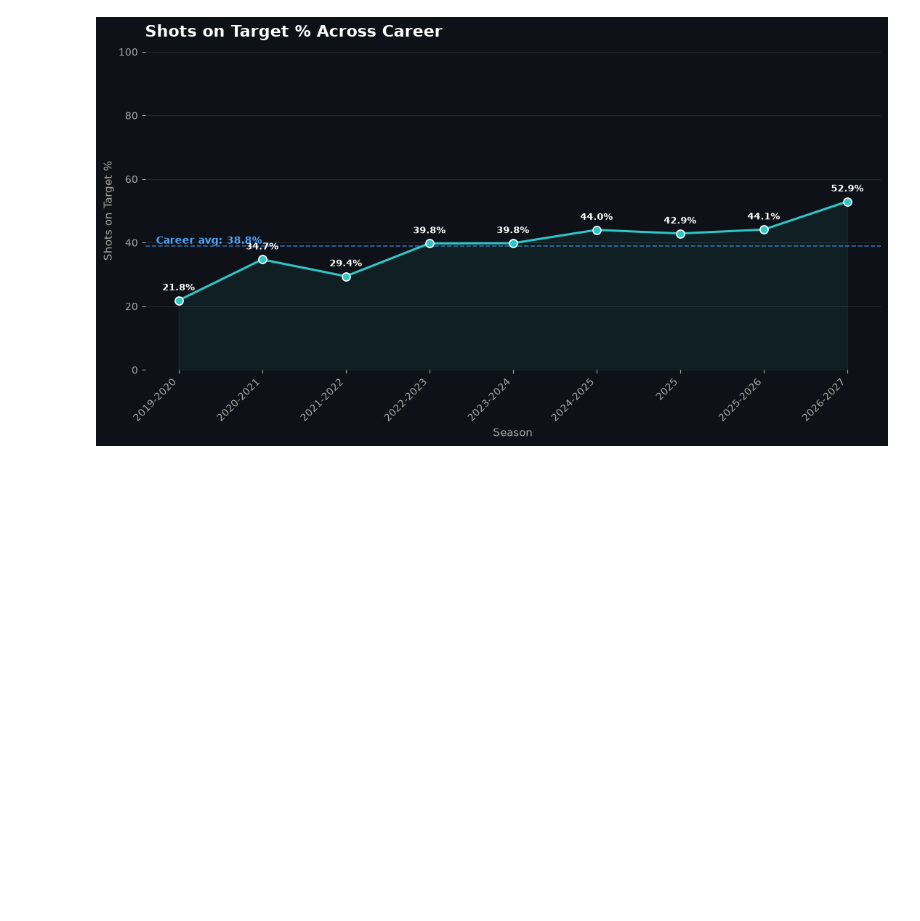
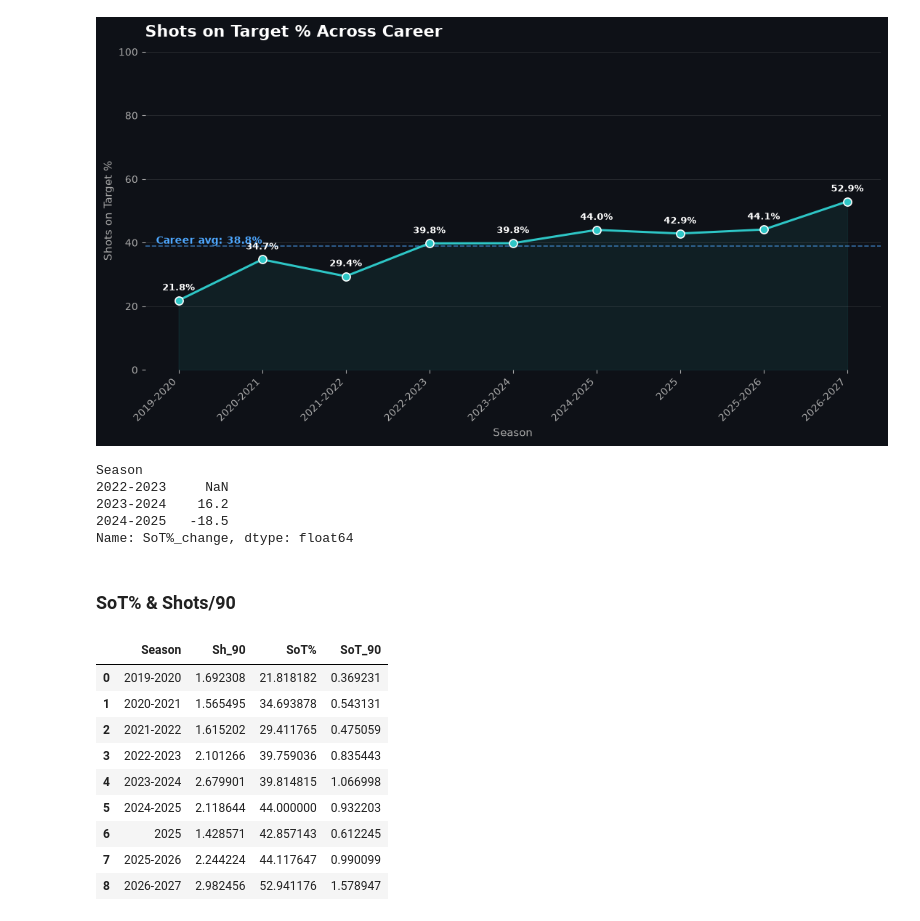
Before and after one commit to SalmaAllam8/football-data-visualization, a Jupyter notebook: Jude_Bellingham.ipynb, the cells around one changed output. Saved outputs shown, nothing was run; the diff lists cells and outputs as text; code cells hidden in the pictures; blank space fills up the shorter version.

```diff
--- a/Jude_Bellingham.ipynb
+++ b/Jude_Bellingham.ipynb
@@ -1582,0 +1585,46 @@ plt.show()
+# %%
+comparison["SoT%_change"]
+# %% [output]
+Season
+2022-2023     NaN
+2023-2024    16.2
+2024-2025   -18.5
+Name: SoT%_change, dtype: float64
+# %% [markdown]
+###  SoT% & Shots/90
+# %%
+sot_vs_volume = (
+    shooting_club_standard_stats
+    .groupby("Season", as_index=False)
+    .agg(
+        Sh=("Sh", "sum"),
+        SoT=("SoT", "sum"),
+        Nineties=("90s", "sum")
+    )
+)
+
+sot_vs_volume["Sh_90"] = (
+    sot_vs_volume["Sh"] / sot_vs_volume["Nineties"]
+)
+
+sot_vs_volume["SoT%"] = (
+    sot_vs_volume["SoT"] / sot_vs_volume["Sh"] * 100
+)
+sot_vs_volume["SoT_90"] = (
+    sot_vs_volume["SoT"] / sot_vs_volume["Nineties"]
+)
+# %%
+sot_vs_volume[
+    ["Season", "Sh_90", "SoT%", "SoT_90"]
+]
+# %% [output]
+|  | Season | Sh_90 | SoT% | SoT_90 |
+| 0 | 2019-2020 | 1.692308 | 21.818182 | 0.369231 |
+| 1 | 2020-2021 | 1.565495 | 34.693878 | 0.543131 |
+| 2 | 2021-2022 | 1.615202 | 29.411765 | 0.475059 |
+| 3 | 2022-2023 | 2.101266 | 39.759036 | 0.835443 |
+| 4 | 2023-2024 | 2.679901 | 39.814815 | 1.066998 |
+| 5 | 2024-2025 | 2.118644 | 44.000000 | 0.932203 |
+| 6 | 2025 | 1.428571 | 42.857143 | 0.612245 |
+| 7 | 2025-2026 | 2.244224 | 44.117647 | 0.990099 |
+| 8 | 2026-2027 | 2.982456 | 52.941176 | 1.578947 |
```
Also changed, not shown: parts of 2 cells of this notebook.
